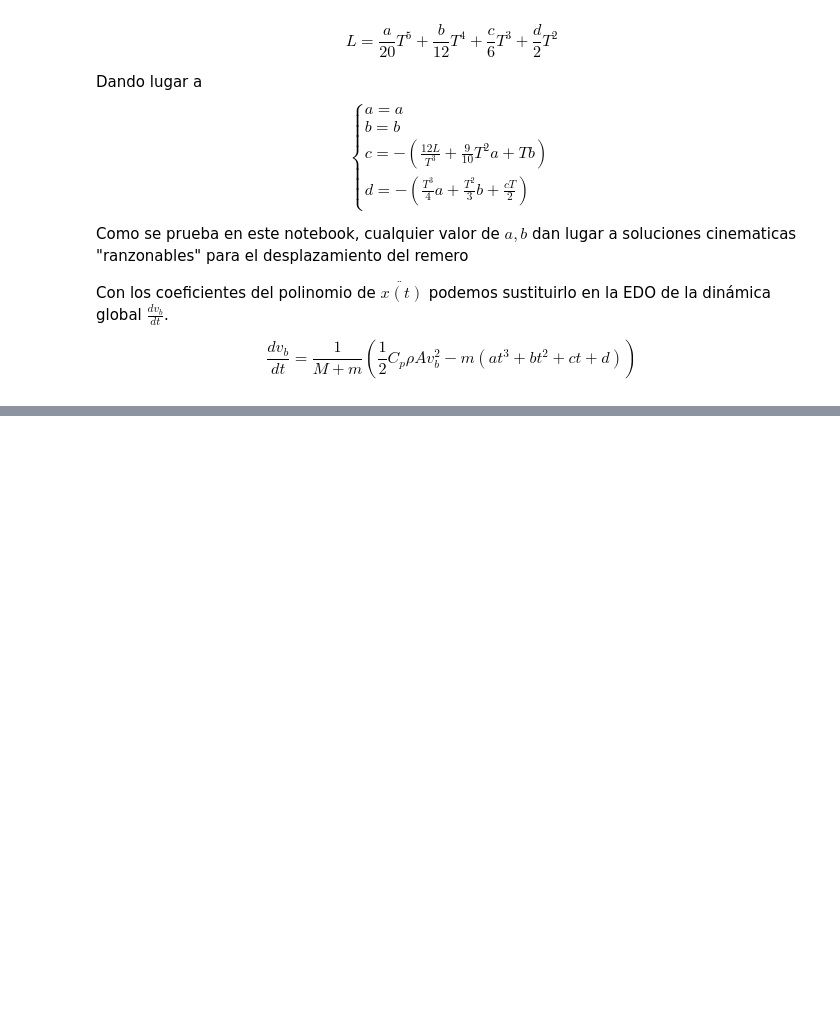
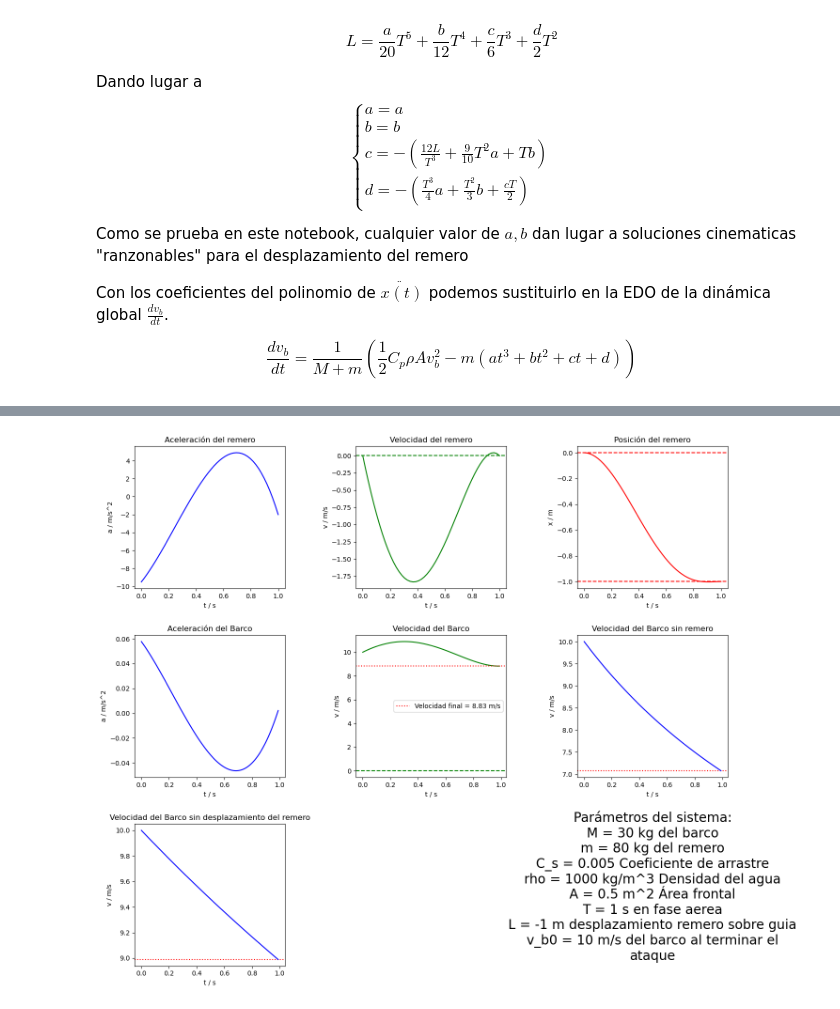
Before and after one commit to abelBEDOYA/rowing-optimal-cinematic, a Jupyter notebook: air-phase-cinematic.ipynb, the cells around one changed output, grey strips where cells are left out. Drawn from its saved outputs; the diff is of its cells as text; code cells hidden in the pictures; blank space fills up the shorter version.

```diff
--- a/air-phase-cinematic.ipynb
+++ b/air-phase-cinematic.ipynb
@@ -186,0 +284,94 @@ plt.show()
+# %%
+import matplotlib.pyplot as plt
+
+print('Cinematica del remero')
+
+# Crear figura y subplots (3 filas, 3 columnas)
+fig, axs = plt.subplots(3, 3, figsize=(15, 12))  # 3 filas, 3 columnas
+
+# Primer plot (aceleración)
+axs[0, 0].plot(tt, aa, color='blue')
+axs[0, 0].set_title('Aceleración del remero')
+axs[0, 0].set_xlabel('t / s')
+axs[0, 0].set_ylabel('a / m/s^2')
+
+# Segundo plot (velocidad)
+axs[0, 1].plot(tt, vv, color='green')
+axs[0, 1].set_title('Velocidad del remero')
+axs[0, 1].set_xlabel('t / s')
+axs[0, 1].set_ylabel('v / m/s')
+axs[0, 1].axhline(y=0, color='green', linestyle='--')  # Línea horizontal en y=0
+
+# Tercer plot (posición)
+axs[0, 2].plot(tt, xx, color='red')
+axs[0, 2].set_title('Posición del remero')
+axs[0, 2].set_xlabel('t / s')
+axs[0, 2].set_ylabel('x / m')
+axs[0, 2].axhline(y=-1, color='red', linestyle='--')  # Línea horizontal en y=-1
+axs[0, 2].axhline(y=0, color='red', linestyle='--')  # Línea horizontal en y=0
+
+# Cuarto plot (aceleración del barco)
+axs[1, 0].plot(t_values, a_b_values , color='blue')
+axs[1, 0].set_title('Aceleración del Barco')
+axs[1, 0].set_xlabel('t / s')
+axs[1, 0].set_ylabel('a / m/s^2')
+
+# Quinto plot (velocidad del barco)
+axs[1, 1].plot(t_values, v_b_values, color='green')
+v_final = v_b_values[-1]  # Usamos el último valor de la lista de velocidades
+
+# Añadimos la línea punteada en la velocidad final
+axs[1, 1].axhline(y=v_final, color='red', linestyle=':', label=f'Velocidad final = {v_final:.2f} m/s')
+
+# Establecemos título, etiquetas y la leyenda
+axs[1, 1].set_title('Velocidad del Barco')
+axs[1, 1].set_xlabel('t / s')
+axs[1, 1].set_ylabel('v / m/s')
+axs[1, 1].axhline(y=0, color='green', linestyle='--')  # Línea horizontal en y=0
+axs[1, 1].legend()  # Mostrar la leyenda
+ # Línea horizontal en y=0
+
+v_final_m0 = v_b_values_m0[-1]  # Usamos el último valor de la lista de velocidades
+
+# Añadimos la línea punteada en la velocidad final
+axs[1,2].axhline(y=v_final_m0, color='red', linestyle=':', label=f'Velocidad final = {v_final_m0:.2f} m/s')
+
+axs[1, 2].plot(t_values,v_b_values_m0 , color='blue')
+axs[1, 2].set_title('Velocidad del Barco sin remero')
+axs[1, 2].set_xlabel('t / s')
+axs[1, 2].set_ylabel('v / m/s')
+
+
+v_final_L0 = v_b_values_L0[-1]  # Usamos el último valor de la lista de velocidades
+
+# Añadimos la línea punteada en la velocidad final
+axs[2,0].axhline(y=v_final_L0, color='red', linestyle=':', label=f'Velocidad final = {v_final_m0:.2f} m/s')
+
+axs[2, 0].plot(t_values,v_b_values_L0 , color='blue')
+axs[2, 0].set_title('Velocidad del Barco sin desplazamiento del remero')
+axs[2, 0].set_xlabel('t / s')
+axs[2, 0].set_ylabel('v / m/s')
+# Sexto plot (vacío, no se utilizará)
+axs[2, 2].axis('off')  # Desactivar la visualización de este subplot
+axs[2, 1].axis('off')  # Desactivar la visualización de este subplot
+
+# Séptimo plot (vacío, no se utilizará)
+# Octavo plot (vacío, no se utilizará)
+# Noveno plot (vacío, no se utilizará)
+axs[2, 2].axis('off')  # Desactivar la visualización de este subplot
+axs[2, 2].text(0.5, 0.5, f'''Parámetros del sistema:
+M = {M} kg del barco
+m = {m} kg del remero
+C_s = {C_s} Coeficiente de arrastre
+rho = {rho} kg/m^3 Densidad del agua
+A = {A} m^2 Área frontal
+T = {T} s en fase aerea
+L = {L} m desplazamiento remero sobre guia
+v_b0 = {v_b0} m/s del barco al terminar el ataque
+''', fontsize=20, ha='center', va='center', wrap=True)
+# Ajustar espacio entre plots
+plt.tight_layout()
+
+# Mostrar figura
+plt.show()
+# %% [output]
@@ -186,0 +379 @@ plt.show()
+[figure, added]
```
Also changed, not shown: parts of 9 cells of this notebook, 1 other file.
